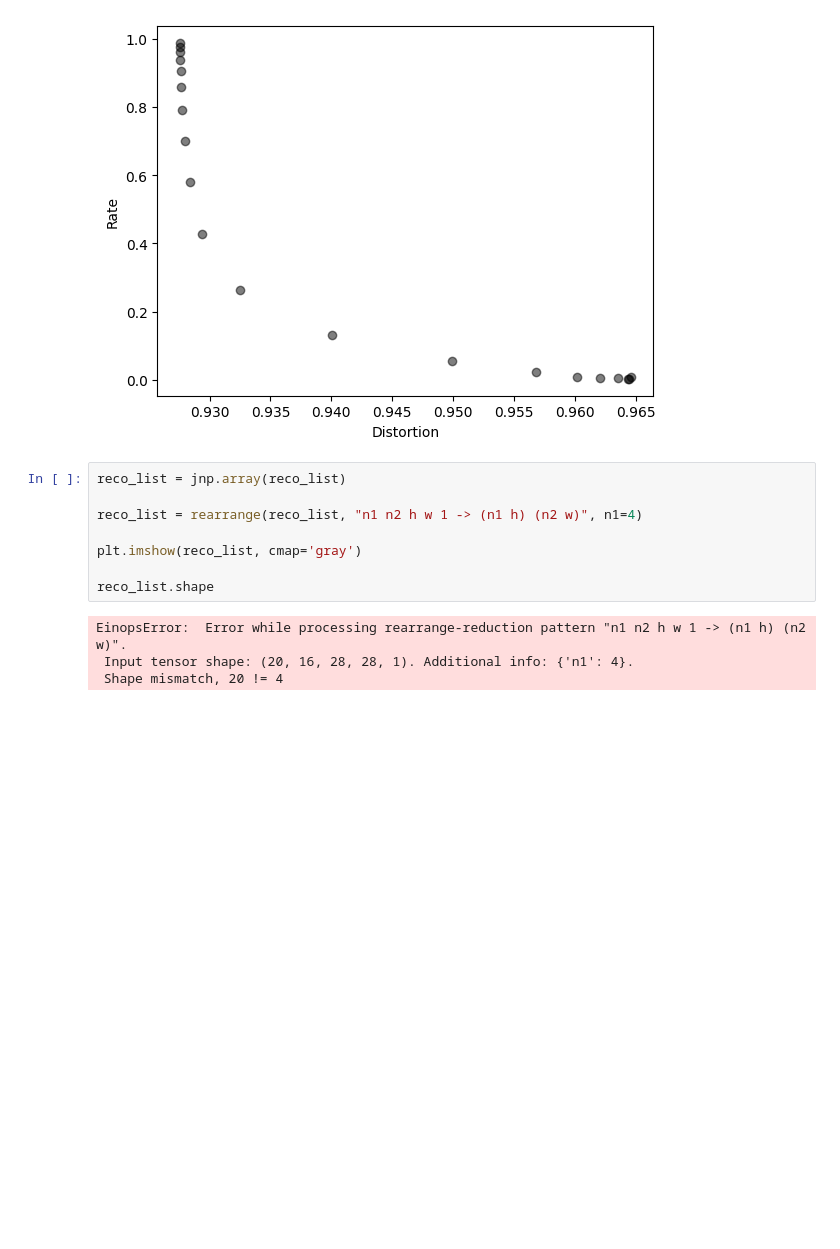
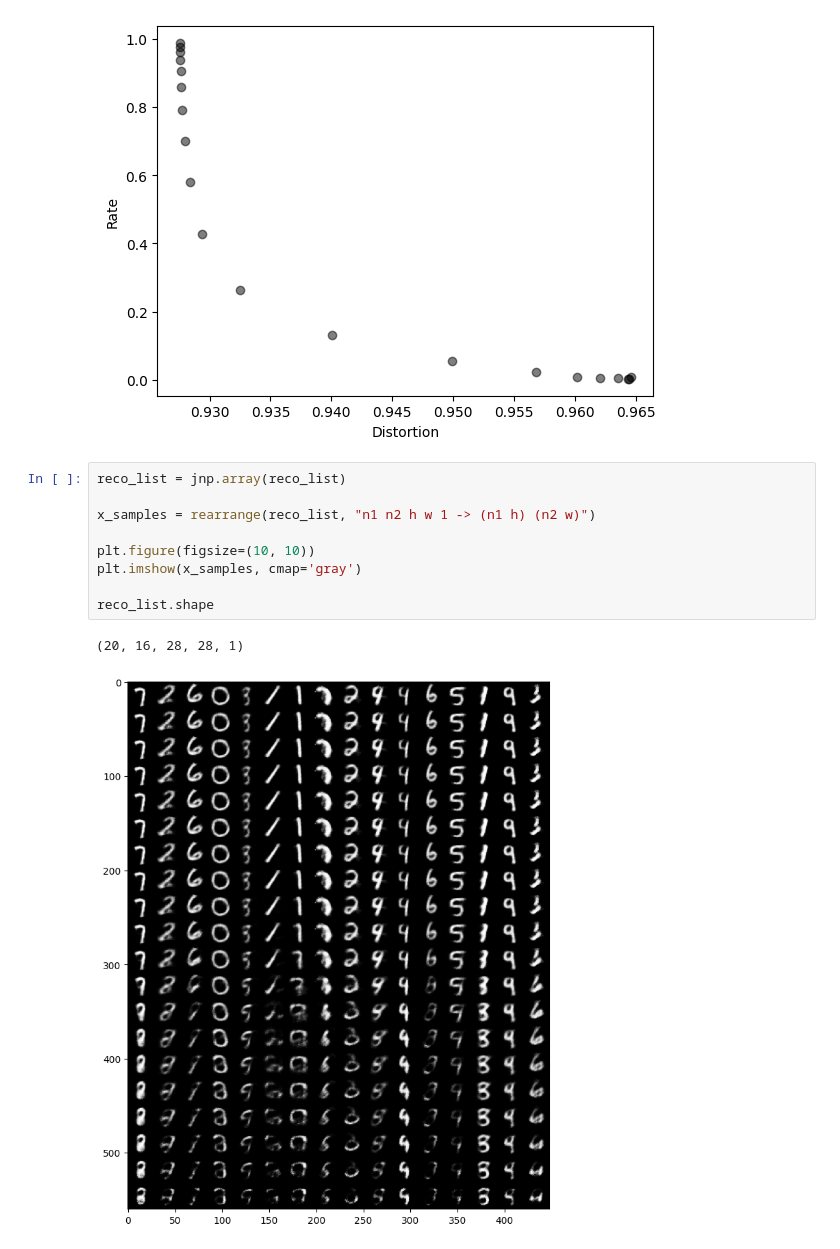
Before and after one commit to smsharma/minified-generative-models, a Jupyter notebook: notebooks/vae_neural_compression.ipynb, the cells around one changed output. Cells and saved outputs as stored; diff of their text form; blank space fills up the shorter version.

Commit message:
Working R-D curve and beta-VAE

```diff
--- a/notebooks/vae_neural_compression.ipynb
+++ b/notebooks/vae_neural_compression.ipynb
@@ -252,12 +252,12 @@ Text(0.5, 0, 'Distortion')
 # %%
 reco_list = jnp.array(reco_list)
 
-reco_list = rearrange(reco_list, "n1 n2 h w 1 -> (n1 h) (n2 w)", n1=4)
+x_samples = rearrange(reco_list, "n1 n2 h w 1 -> (n1 h) (n2 w)")
 
-plt.imshow(reco_list, cmap='gray')
+plt.figure(figsize=(10, 10))
+plt.imshow(x_samples, cmap='gray')
 
 reco_list.shape
 # %% [output]
-EinopsError:  Error while processing rearrange-reduction pattern "n1 n2 h w 1 -> (n1 h) (n2 w)".
- Input tensor shape: (20, 16, 28, 28, 1). Additional info: {'n1': 4}.
- Shape mismatch, 20 != 4
+(20, 16, 28, 28, 1)
+[figure, added]
```
